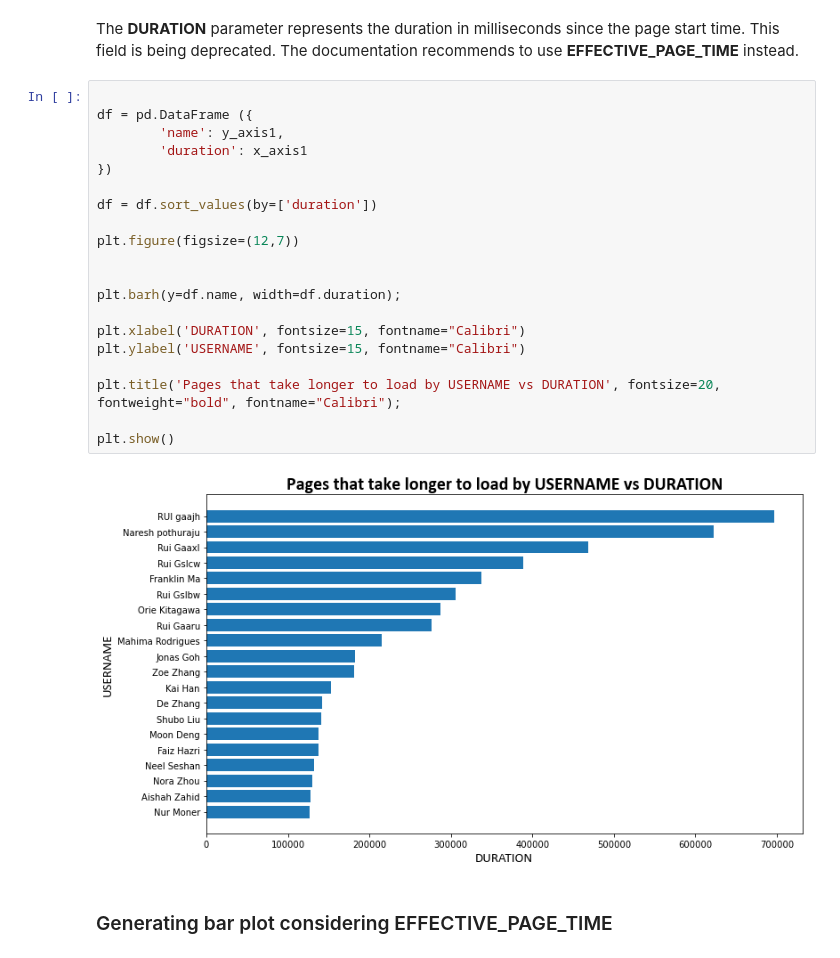
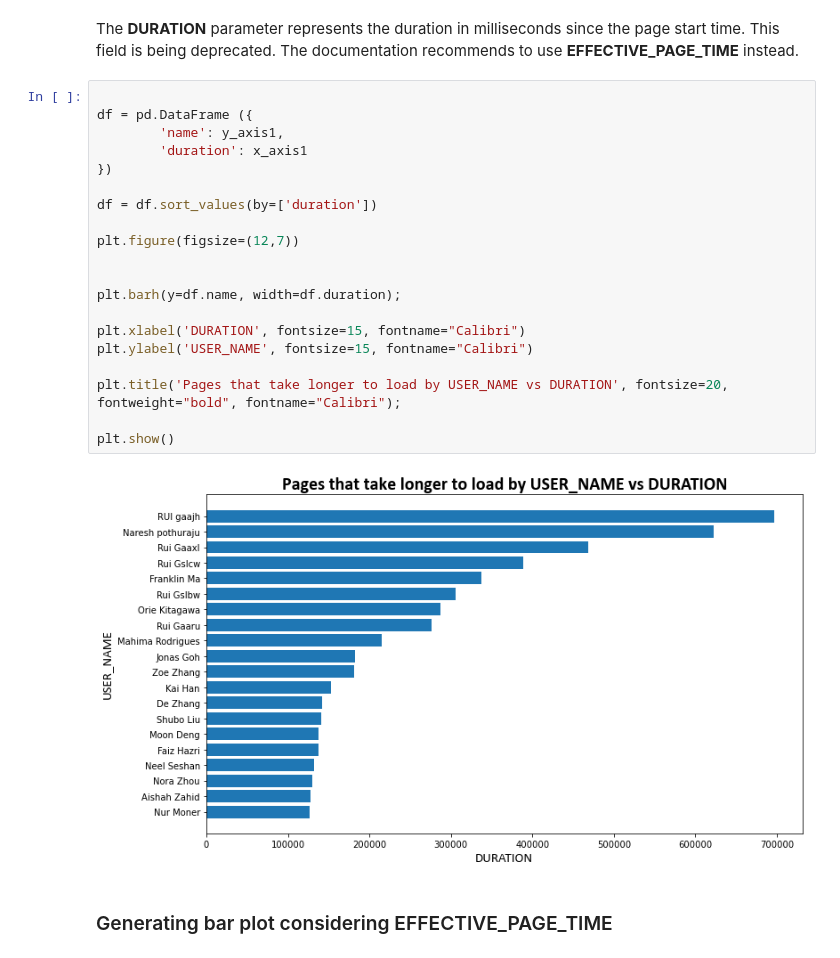
Before and after one commit to dell-splab/lightning-analysis, a Jupyter notebook: 3.1 Which pages take the most time to load.ipynb, the cells around one changed output. Saved outputs shown, nothing was run; the diff lists cells and outputs as text.

Commit message:
Adjusts y-axis titles

```diff
--- a/3.1 Which pages take the most time to load.ipynb
+++ b/3.1 Which pages take the most time to load.ipynb
@@ -55,25 +55,25 @@ The **DURATION** parameter represents the duration in milliseconds since the pag
 # %%
 
 df = pd.DataFrame ({
         'name': y_axis1,
         'duration': x_axis1
 })
 
 df = df.sort_values(by=['duration'])
 
 plt.figure(figsize=(12,7))
 
 
 plt.barh(y=df.name, width=df.duration);
 
 plt.xlabel('DURATION', fontsize=15, fontname="Calibri")
-plt.ylabel('USERNAME', fontsize=15, fontname="Calibri")
+plt.ylabel('USER_NAME', fontsize=15, fontname="Calibri")
 
-plt.title('Pages that take longer to load by USERNAME vs DURATION', fontsize=20, fontweight="bold", fontname="Calibri");
+plt.title('Pages that take longer to load by USER_NAME vs DURATION', fontsize=20, fontweight="bold", fontname="Calibri");
 
 plt.show()
 # %% [output]
-[figure, old version]
+[figure, new version]
 # %% [markdown]
 ### Generating bar plot considering EFFECTIVE_PAGE_TIME
 # %% [markdown]
```
Also changed, not shown: parts of 1 cell of this notebook.
